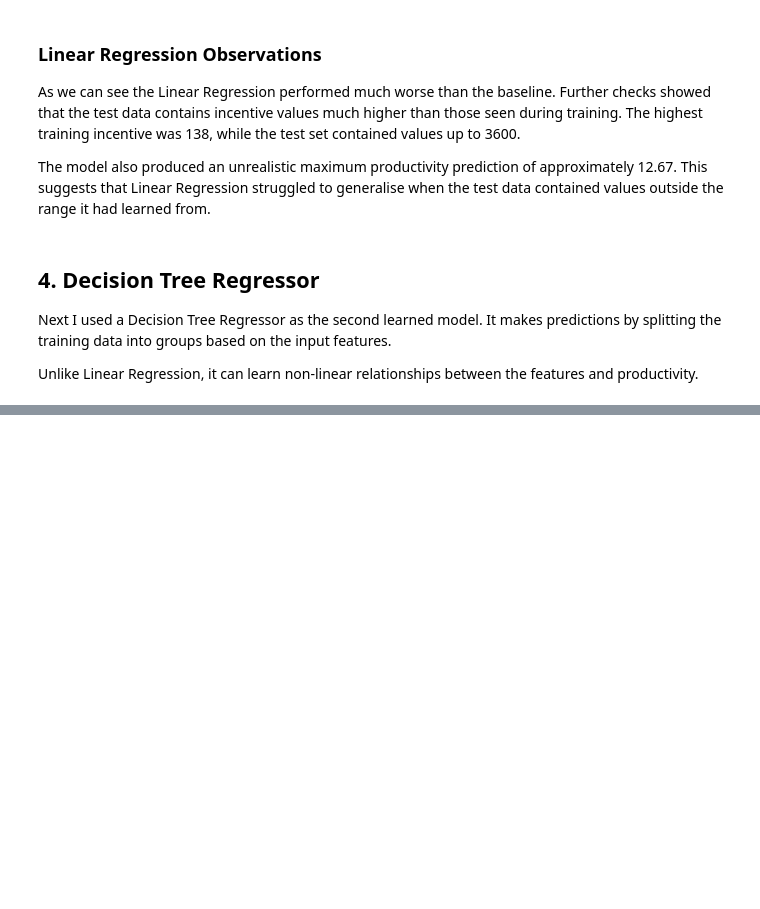
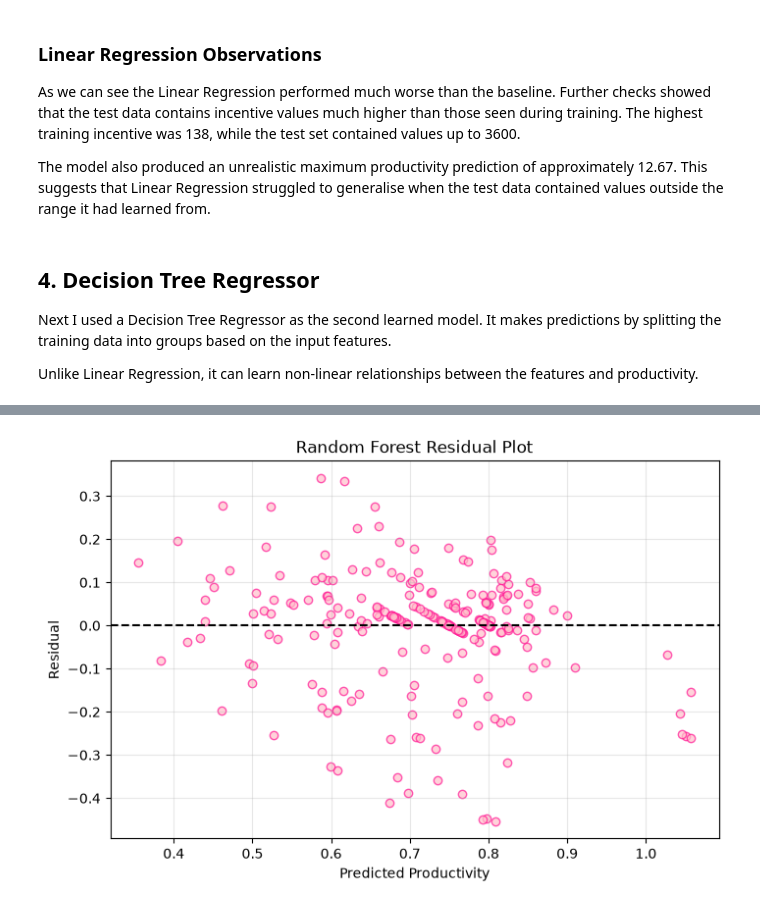
Before and after one commit to olabxo/garment-productivity-ml, a Jupyter notebook: notebooks/03_garment_model_comparison.ipynb, the cells around one changed output, grey strips where cells are left out. Saved outputs shown, nothing was run; the diff lists cells and outputs as text; code cells hidden in the pictures; blank space fills up the shorter version.

Commit message:
Full model comparison and Random Forest analysis

```diff
--- a/notebooks/03_garment_model_comparison.ipynb
+++ b/notebooks/03_garment_model_comparison.ipynb
@@ -175,0 +183,3 @@ Unlike Linear Regression, it can learn non-linear relationships between the feat
+# %%
+# This trains the Decision Tree model
+tree_model.fit(X_train, y_train);
@@ -175,0 +210,15 @@ Unlike Linear Regression, it can learn non-linear relationships between the feat
+# %%
+# Combines preprocessing with the Random Forest model
+forest_model = Pipeline(steps=[
+    ("preprocessor", preprocessor),
+    ("regressor", RandomForestRegressor(
+        n_estimators=100,  # use 100 trees
+        random_state=42
+    ))
+])
+# %%
+# Theen train the Random Forest
+forest_model.fit(X_train, y_train);
+
+# Make predictions
+y_pred_forest = forest_model.predict(X_test)
@@ -175,0 +292,25 @@ Unlike Linear Regression, it can learn non-linear relationships between the feat
+# %%
+# Calculates Random Forest residuals
+forest_residuals = y_test - y_pred_forest
+# %%
+# Plots the Random Forest residuals
+plt.figure(figsize=(8, 5))
+
+plt.scatter(
+    y_pred_forest,
+    forest_residuals,
+    color="pink",
+    edgecolor="deeppink",
+    alpha=0.7
+)
+
+plt.axhline(y=0, color="black", linestyle="--")
+
+plt.xlabel("Predicted Productivity")
+plt.ylabel("Residual")
+plt.title("Random Forest Residual Plot")
+
+plt.grid(alpha=0.3)
+plt.show()
+# %% [output]
+[figure, added]
```
Also changed, not shown: parts of 18 cells of this notebook.
